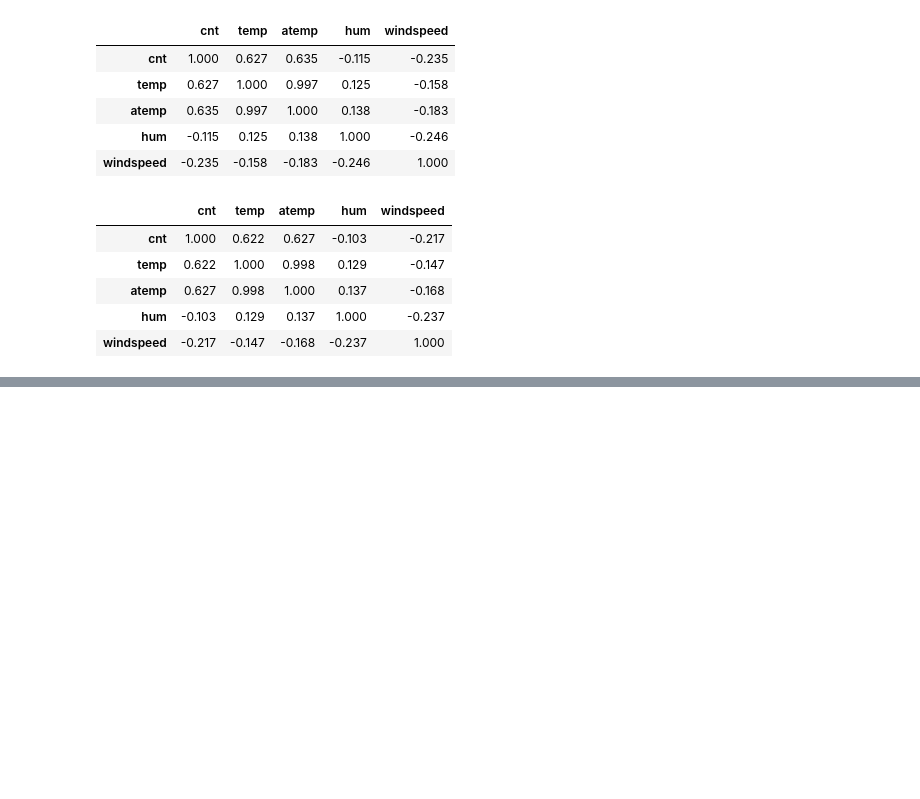
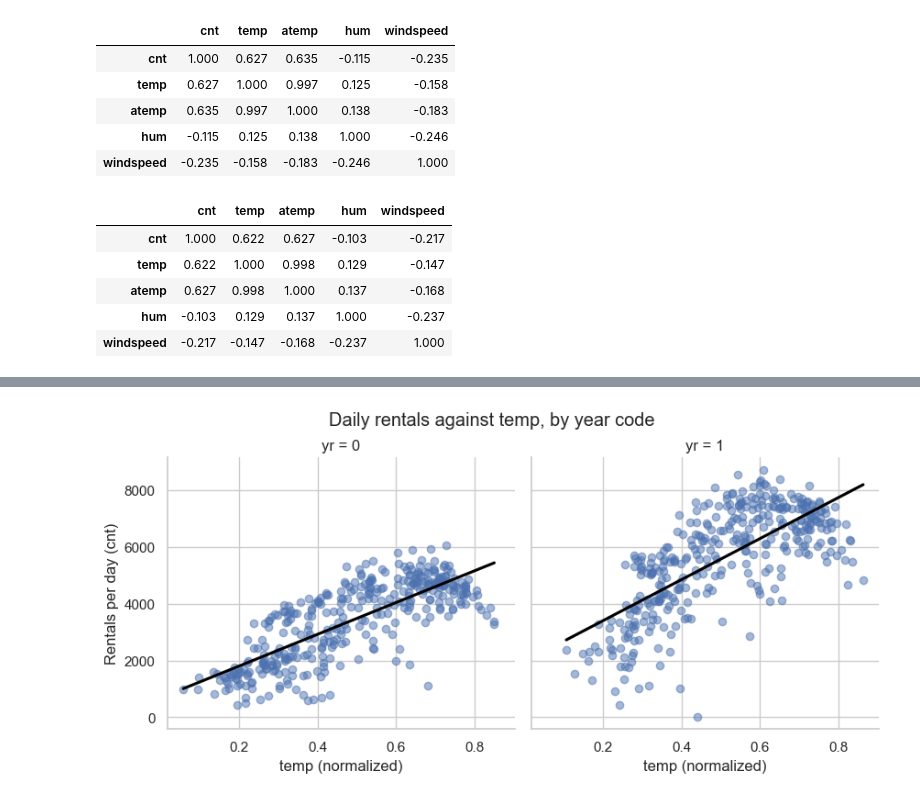
Before and after one commit to husnaaydn/bike-sharing-eda-project, a Jupyter notebook: bike_sharing_project.ipynb, the cells around one changed output, grey strips where cells are left out. Cells and saved outputs as stored; diff of their text form; code cells hidden in the pictures; blank space fills up the shorter version.

```diff
--- a/bike_sharing_project.ipynb
+++ b/bike_sharing_project.ipynb
@@ -1277,0 +1347,18 @@ df[numeric].corr(method="spearman").round(3)
+# %%
+g = sns.lmplot(
+    data=df,
+    x="temp",
+    y="cnt",
+    col="yr",
+    col_order=[0, 1],
+    ci=None,
+    height=4,
+    aspect=1.1,
+    scatter_kws={"alpha": 0.5},
+    line_kws={"color": "black"},
+)
+g.set_axis_labels("temp (normalized)", "Rentals per day (cnt)")
+g.figure.suptitle("Daily rentals against temp, by year code", y=1.03)
+plt.show()
+# %% [output]
+[figure, added]
```
Also changed, not shown: parts of 9 cells of this notebook.
